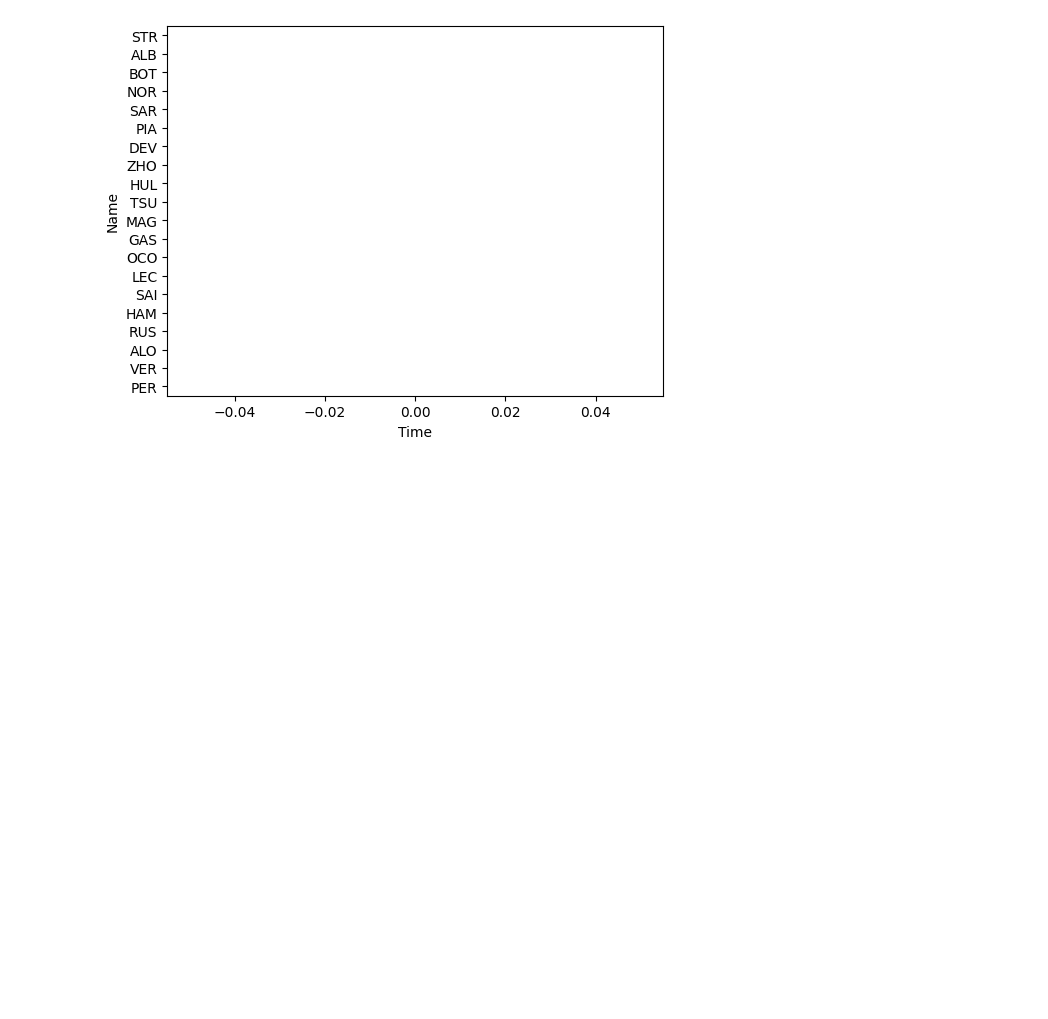
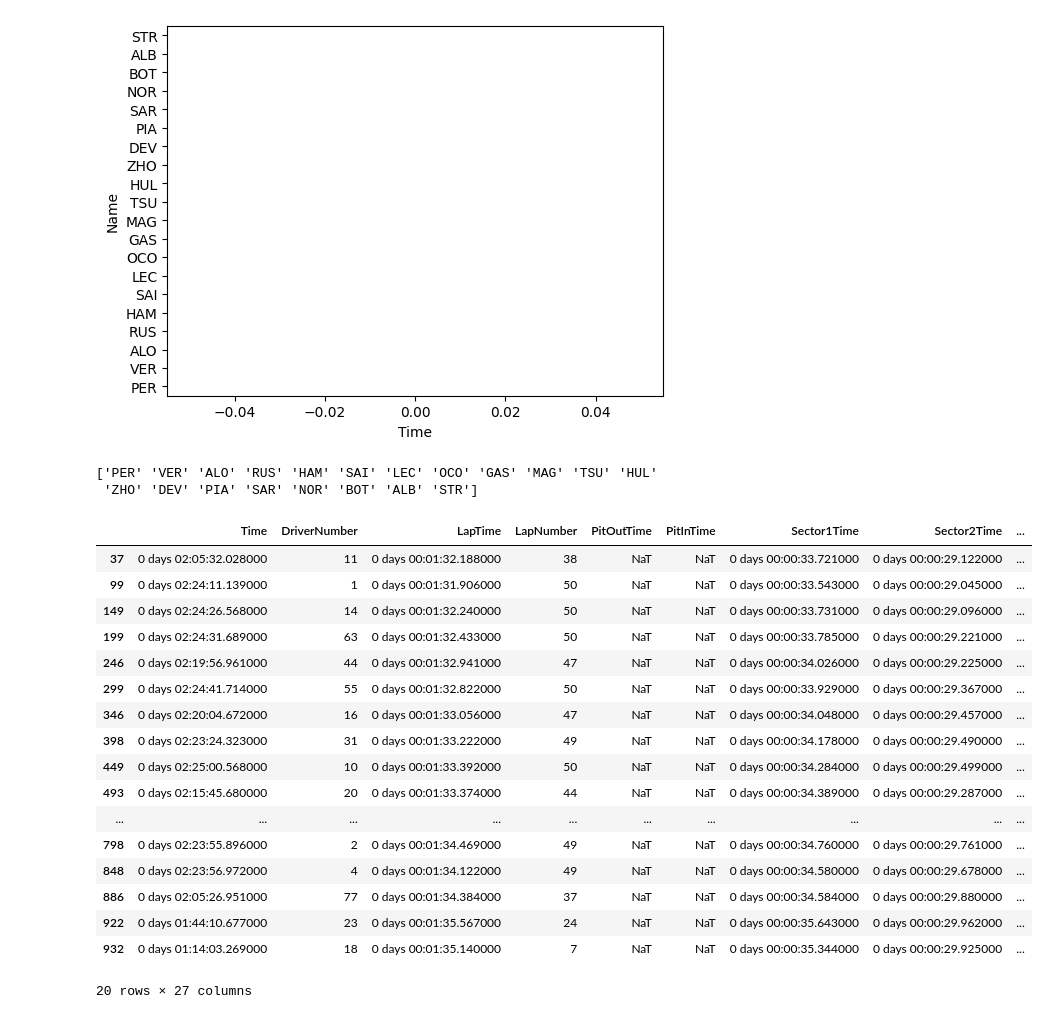
Before and after one commit to ztrend/data_science, a Jupyter notebook: F1_Saudi_Arabia.ipynb, the cells around one changed output. Drawn from its saved outputs; the diff is of its cells as text; code cells hidden in the pictures; blank space fills up the shorter version.

```diff
--- a/F1_Saudi_Arabia.ipynb
+++ b/F1_Saudi_Arabia.ipynb
@@ -271,3 +273,9 @@ ax.invert_yaxis()
 # draw vertical lines behind the bars
 ax.set_axisbelow(True)
 ax.xaxis.grid(True, which='major', linestyle='--', color='black', zorder=-1000)
+# %%
+drivers = pd.unique(race.laps['Driver'])
+print(drivers)
+# %% [output]
+['PER' 'VER' 'ALO' 'RUS' 'HAM' 'SAI' 'LEC' 'OCO' 'GAS' 'MAG' 'TSU' 'HUL'
+ 'ZHO' 'DEV' 'PIA' 'SAR' 'NOR' 'BOT' 'ALB' 'STR']
@@ -273,0 +287,22 @@ ax.xaxis.grid(True, which='major', linestyle='--', color='black', zorder=-1000)
+# %%
+fastest_laps = Laps(list_fastest_laps)
+fastest_laps
+# %% [output]
+|  | Time | DriverNumber | LapTime | LapNumber | PitOutTime | PitInTime | Sector1Time | Sector2Time | ... |
+| 37 | 0 days 02:05:32.028000 | 11 | 0 days 00:01:32.188000 | 38 | NaT | NaT | 0 days 00:00:33.721000 | 0 days 00:00:29.122000 | ... |
+| 99 | 0 days 02:24:11.139000 | 1 | 0 days 00:01:31.906000 | 50 | NaT | NaT | 0 days 00:00:33.543000 | 0 days 00:00:29.045000 | ... |
+| 149 | 0 days 02:24:26.568000 | 14 | 0 days 00:01:32.240000 | 50 | NaT | NaT | 0 days 00:00:33.731000 | 0 days 00:00:29.096000 | ... |
+| 199 | 0 days 02:24:31.689000 | 63 | 0 days 00:01:32.433000 | 50 | NaT | NaT | 0 days 00:00:33.785000 | 0 days 00:00:29.221000 | ... |
+| 246 | 0 days 02:19:56.961000 | 44 | 0 days 00:01:32.941000 | 47 | NaT | NaT | 0 days 00:00:34.026000 | 0 days 00:00:29.225000 | ... |
+| 299 | 0 days 02:24:41.714000 | 55 | 0 days 00:01:32.822000 | 50 | NaT | NaT | 0 days 00:00:33.929000 | 0 days 00:00:29.367000 | ... |
+| 346 | 0 days 02:20:04.672000 | 16 | 0 days 00:01:33.056000 | 47 | NaT | NaT | 0 days 00:00:34.048000 | 0 days 00:00:29.457000 | ... |
+| 398 | 0 days 02:23:24.323000 | 31 | 0 days 00:01:33.222000 | 49 | NaT | NaT | 0 days 00:00:34.178000 | 0 days 00:00:29.490000 | ... |
+| 449 | 0 days 02:25:00.568000 | 10 | 0 days 00:01:33.392000 | 50 | NaT | NaT | 0 days 00:00:34.284000 | 0 days 00:00:29.499000 | ... |
+| 493 | 0 days 02:15:45.680000 | 20 | 0 days 00:01:33.374000 | 44 | NaT | NaT | 0 days 00:00:34.389000 | 0 days 00:00:29.287000 | ... |
+| ... | ... | ... | ... | ... | ... | ... | ... | ... | ... |
+| 798 | 0 days 02:23:55.896000 | 2 | 0 days 00:01:34.469000 | 49 | NaT | NaT | 0 days 00:00:34.760000 | 0 days 00:00:29.761000 | ... |
+| 848 | 0 days 02:23:56.972000 | 4 | 0 days 00:01:34.122000 | 49 | NaT | NaT | 0 days 00:00:34.580000 | 0 days 00:00:29.678000 | ... |
+| 886 | 0 days 02:05:26.951000 | 77 | 0 days 00:01:34.384000 | 37 | NaT | NaT | 0 days 00:00:34.584000 | 0 days 00:00:29.880000 | ... |
+| 922 | 0 days 01:44:10.677000 | 23 | 0 days 00:01:35.567000 | 24 | NaT | NaT | 0 days 00:00:35.643000 | 0 days 00:00:29.962000 | ... |
+| 932 | 0 days 01:14:03.269000 | 18 | 0 days 00:01:35.140000 | 7 | NaT | NaT | 0 days 00:00:35.344000 | 0 days 00:00:29.925000 | ... |
+20 rows × 27 columns
```
Also changed, not shown: parts of 9 cells of this notebook, 1 other file.
